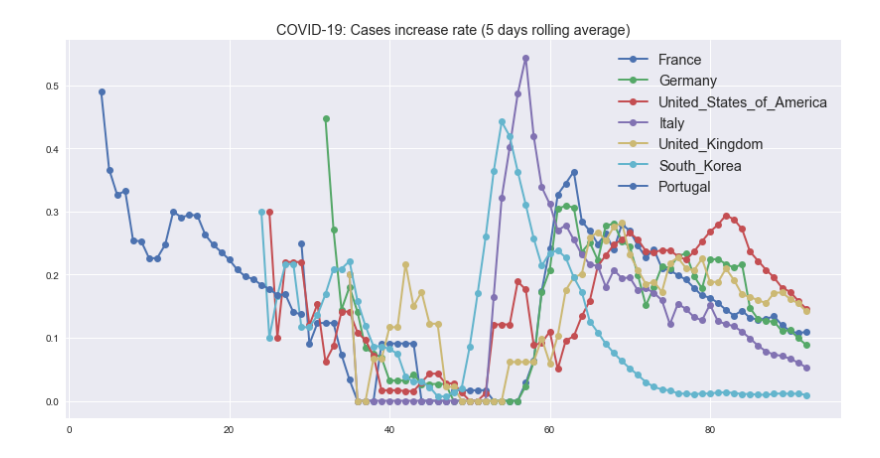
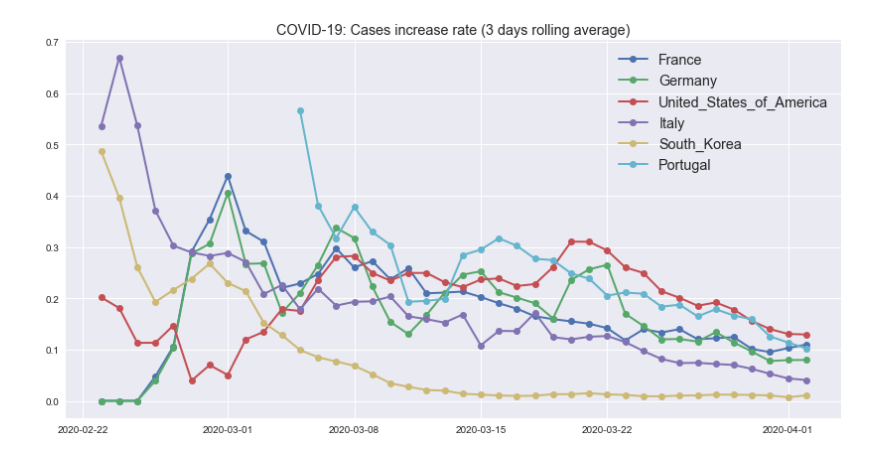
Before and after one commit to Oryon/covid-19, a Jupyter notebook: covid19_all_countries.ipynb, the cells around one changed output. Drawn from its saved outputs; the diff is of its cells as text; code cells hidden in the pictures.

```diff
--- a/covid19_all_countries.ipynb
+++ b/covid19_all_countries.ipynb
@@ -153,10 +173,11 @@ plt.show()
 # %%
 fig, ax = plt.subplots(figsize=(14,7))
-for code in ['France','Germany','United_States_of_America','Italy','United_Kingdom', 'South_Korea', 'Portugal']:
-    plt.plot(df[df['country'] == code]['rate_cases'].rolling(window=5).mean().values, label=code, linewidth=2, marker='o')
+for code in ['France','Germany','United_States_of_America','Italy', 'South_Korea', 'Portugal']:
+    plot_data = df[(df['country'] == code) & (df['date'] > "2020-02-20")]
+    plt.plot(plot_data['date'],plot_data['rate_cases'].rolling(window=3).mean().values, label=code, linewidth=2, marker='o')
 
 plt.legend(fontsize='x-large')
-ax.set_title('COVID-19: Cases increase rate (5 days rolling average)', fontsize='x-large')
+ax.set_title('COVID-19: Cases increase rate (3 days rolling average)', fontsize='x-large')
 plt.show()
 # %% [output]
-[figure, old version]
+[figure, new version]
```
Also changed, not shown: parts of 10 cells of this notebook, 1 other file.
